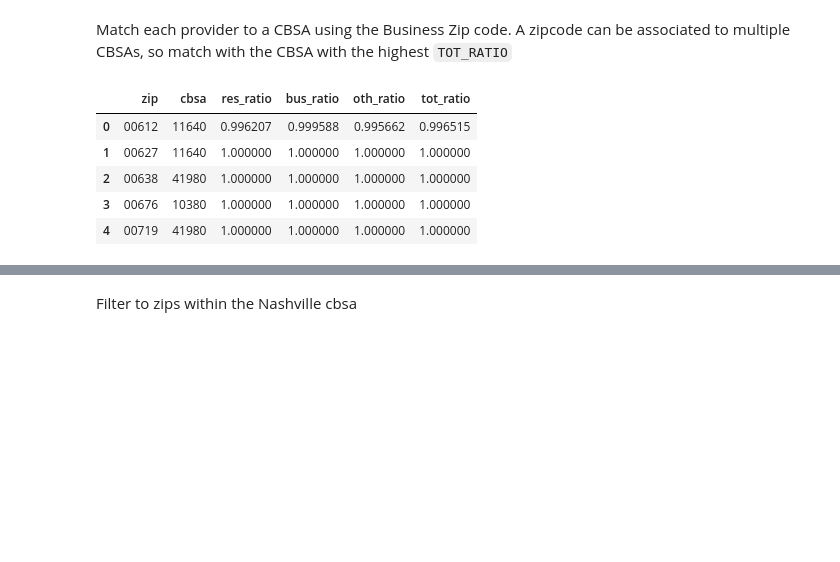
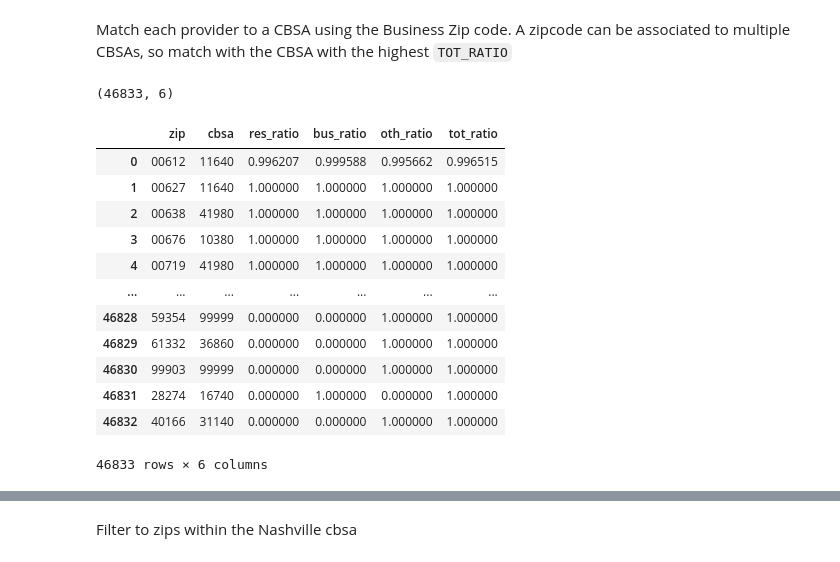
Before and after one commit to maevadevs/Hcbb-Hop-Team, a Jupyter notebook: notebooks/maeva-01-nppes-to-sqlite.ipynb, the cells around one changed output, grey strips where cells are left out. Drawn from its saved outputs; the diff is of its cells as text; code cells hidden in the pictures; blank space fills up the shorter version.

```diff
--- a/notebooks/maeva-01-nppes-to-sqlite.ipynb
+++ b/notebooks/maeva-01-nppes-to-sqlite.ipynb
@@ -6,6 +6,7 @@ import sqlite3
 from tqdm.notebook import tqdm
 # %%
 pd.set_option("display.max_columns", 500)
+pd.set_option('display.max_rows', 1000)
 # %% [markdown]
 ## Datasets
 # %% [markdown]
@@ -237,11 +367,20 @@ display(npidata.head())
 # %% [markdown]
 Match each provider to a CBSA using the Business Zip code. A zipcode can be associated to multiple CBSAs, so match with the CBSA with the highest `TOT_RATIO`
 # %%
-display(zips.head())
+display(zips.shape)
+display(zips)
 # %% [output]
+(46833, 6)
 |  | zip | cbsa | res_ratio | bus_ratio | oth_ratio | tot_ratio |
 | 0 | 00612 | 11640 | 0.996207 | 0.999588 | 0.995662 | 0.996515 |
 | 1 | 00627 | 11640 | 1.000000 | 1.000000 | 1.000000 | 1.000000 |
 | 2 | 00638 | 41980 | 1.000000 | 1.000000 | 1.000000 | 1.000000 |
 | 3 | 00676 | 10380 | 1.000000 | 1.000000 | 1.000000 | 1.000000 |
 | 4 | 00719 | 41980 | 1.000000 | 1.000000 | 1.000000 | 1.000000 |
+| ... | ... | ... | ... | ... | ... | ... |
+| 46828 | 59354 | 99999 | 0.000000 | 0.000000 | 1.000000 | 1.000000 |
+| 46829 | 61332 | 36860 | 0.000000 | 0.000000 | 1.000000 | 1.000000 |
+| 46830 | 99903 | 99999 | 0.000000 | 0.000000 | 1.000000 | 1.000000 |
+| 46831 | 28274 | 16740 | 0.000000 | 1.000000 | 0.000000 | 1.000000 |
+| 46832 | 40166 | 31140 | 0.000000 | 0.000000 | 1.000000 | 1.000000 |
+46833 rows × 6 columns
```
Also changed, not shown: parts of 22 cells of this notebook, 3 other files.
